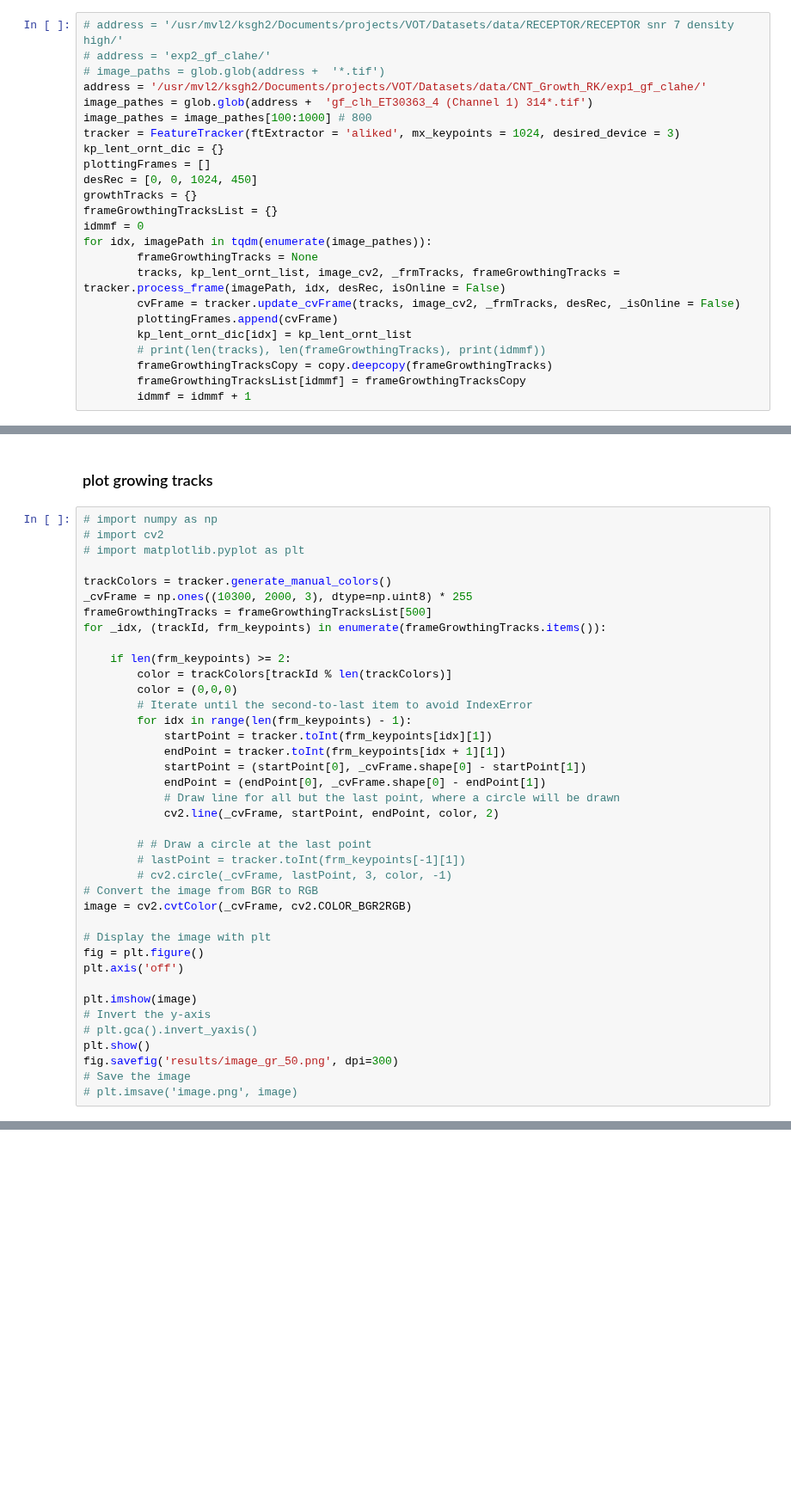
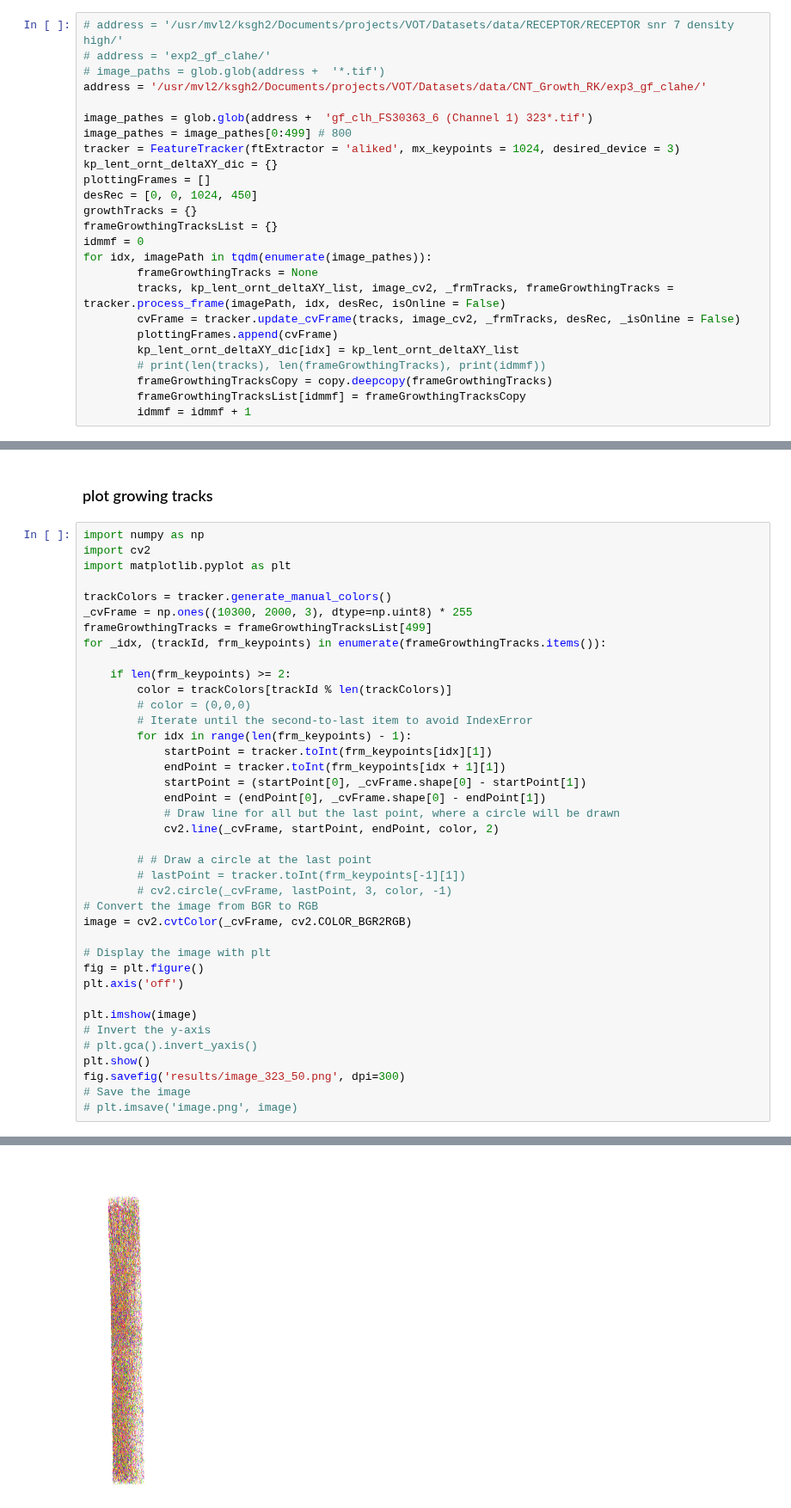
Before and after one commit to kavehsfv/LightFeatureTracking, a Jupyter notebook: Algorithm.ipynb, the cells around one changed output, grey strips where cells are left out. Shown at 86% size. Drawn from its saved outputs; the diff is of its cells as text; blank space fills up the shorter version.

```diff
--- a/Algorithm.ipynb
+++ b/Algorithm.ipynb
@@ -195,11 +193,12 @@ plt.show()
 # address = '/usr/mvl2/ksgh2/Documents/projects/VOT/Datasets/data/RECEPTOR/RECEPTOR snr 7 density high/'
 # address = 'exp2_gf_clahe/'
 # image_paths = glob.glob(address +  '*.tif')
-address = '/usr/mvl2/ksgh2/Documents/projects/VOT/Datasets/data/CNT_Growth_RK/exp1_gf_clahe/'
-image_pathes = glob.glob(address +  'gf_clh_ET30363_4 (Channel 1) 314*.tif')
-image_pathes = image_pathes[100:1000] # 800
+address = '/usr/mvl2/ksgh2/Documents/projects/VOT/Datasets/data/CNT_Growth_RK/exp3_gf_clahe/'
+
+image_pathes = glob.glob(address +  'gf_clh_FS30363_6 (Channel 1) 323*.tif')
+image_pathes = image_pathes[0:499] # 800
 tracker = FeatureTracker(ftExtractor = 'aliked', mx_keypoints = 1024, desired_device = 3)
-kp_lent_ornt_dic = {}
+kp_lent_ornt_deltaXY_dic = {}
 plottingFrames = []
 desRec = [0, 0, 1024, 450]
 growthTracks = {}
@@ -207,10 +206,10 @@ frameGrowthingTracksList = {}
 idmmf = 0
 for idx, imagePath in tqdm(enumerate(image_pathes)):
         frameGrowthingTracks = None
-        tracks, kp_lent_ornt_list, image_cv2, _frmTracks, frameGrowthingTracks = tracker.process_frame(imagePath, idx, desRec, isOnline = False)
+        tracks, kp_lent_ornt_deltaXY_list, image_cv2, _frmTracks, frameGrowthingTracks = tracker.process_frame(imagePath, idx, desRec, isOnline = False)
         cvFrame = tracker.update_cvFrame(tracks, image_cv2, _frmTracks, desRec, _isOnline = False)
         plottingFrames.append(cvFrame)
-        kp_lent_ornt_dic[idx] = kp_lent_ornt_list
+        kp_lent_ornt_deltaXY_dic[idx] = kp_lent_ornt_deltaXY_list
         # print(len(tracks), len(frameGrowthingTracks), print(idmmf))
         frameGrowthingTracksCopy = copy.deepcopy(frameGrowthingTracks)
         frameGrowthingTracksList[idmmf] = frameGrowthingTracksCopy
@@ -393,18 +390,18 @@ plt.show()
 # %% [markdown]
 ### plot growing tracks
 # %%
-# import numpy as np
-# import cv2
-# import matplotlib.pyplot as plt
+import numpy as np
+import cv2
+import matplotlib.pyplot as plt
 
 trackColors = tracker.generate_manual_colors()
 _cvFrame = np.ones((10300, 2000, 3), dtype=np.uint8) * 255
-frameGrowthingTracks = frameGrowthingTracksList[500]
+frameGrowthingTracks = frameGrowthingTracksList[499]
 for _idx, (trackId, frm_keypoints) in enumerate(frameGrowthingTracks.items()):
 
     if len(frm_keypoints) >= 2:
         color = trackColors[trackId % len(trackColors)]
-        color = (0,0,0)
+        # color = (0,0,0)
         # Iterate until the second-to-last item to avoid IndexError
         for idx in range(len(frm_keypoints) - 1):
             startPoint = tracker.toInt(frm_keypoints[idx][1])
@@ -428,7 +425,7 @@ plt.imshow(image)
 # Invert the y-axis
 # plt.gca().invert_yaxis()
 plt.show()
-fig.savefig('results/image_gr_50.png', dpi=300)
+fig.savefig('results/image_323_50.png', dpi=300)
 # Save the image
 # plt.imsave('image.png', image)
 # %% [output]
@@ -436,3 +432,4 @@ Error:
+[figure, added]
 # %%
 import cv2
 import numpy as np
```
Also changed, not shown: parts of 16 cells of this notebook.
